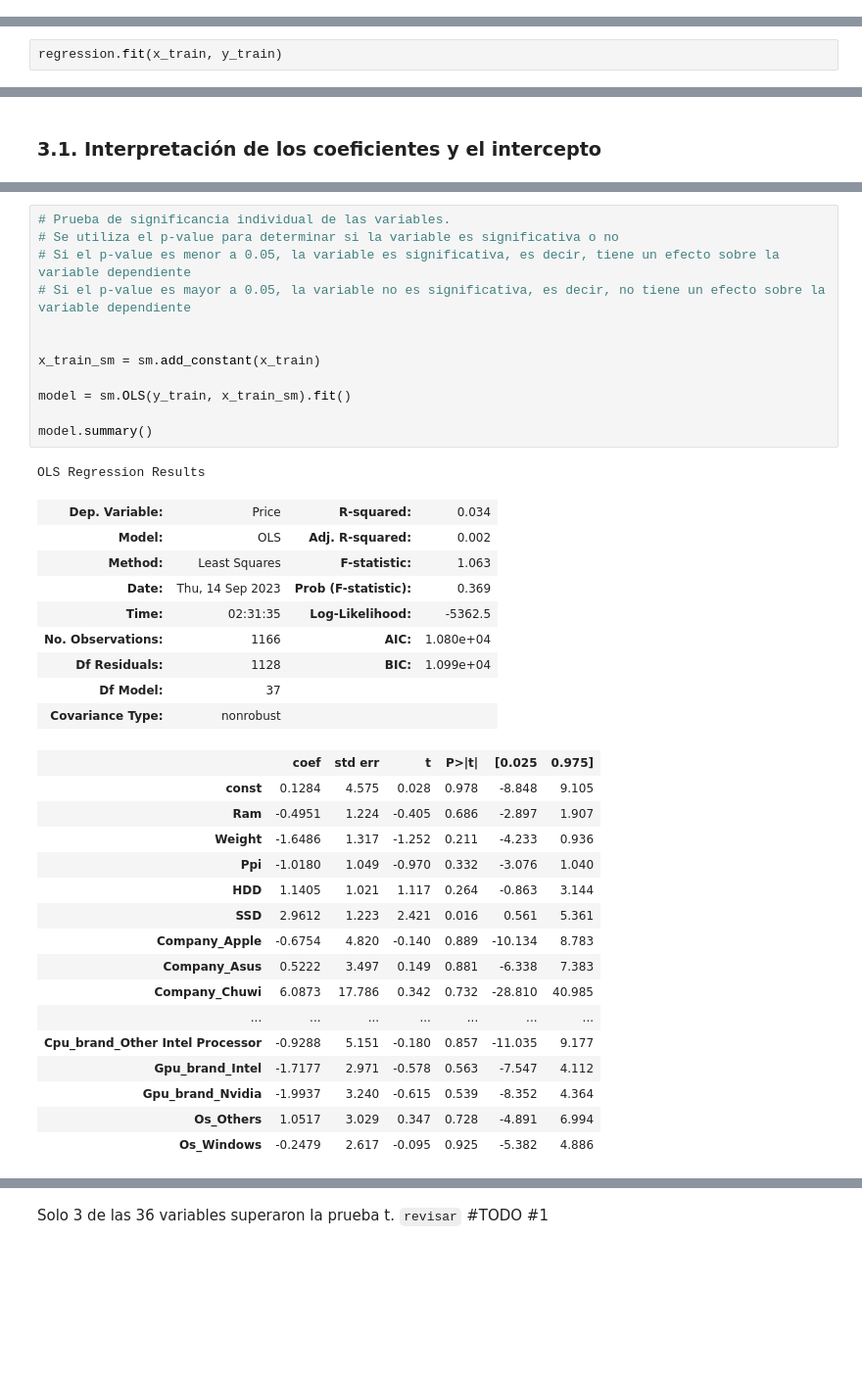
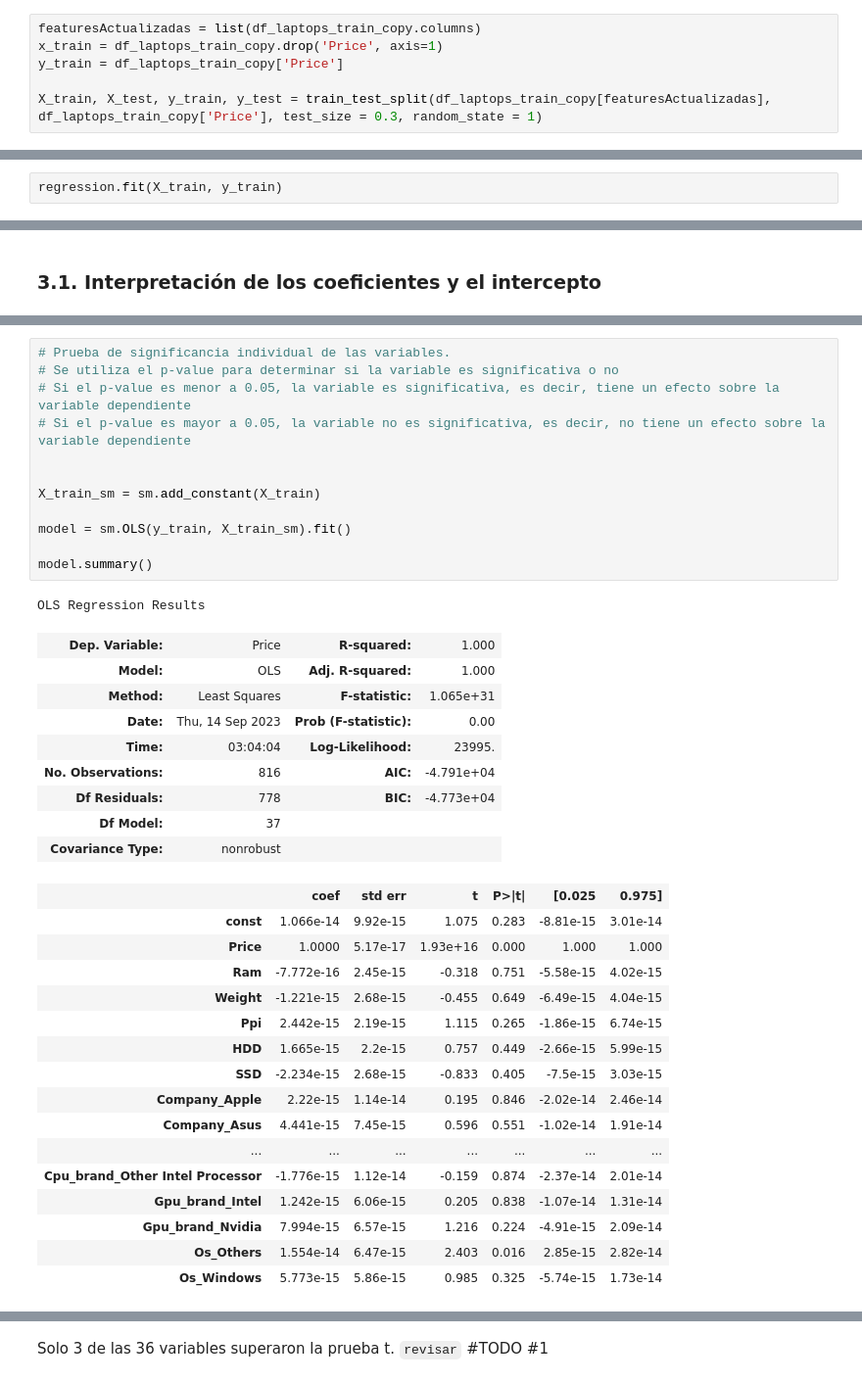
Before and after one commit to ddummann/BI-202302-1, a Jupyter notebook: Lab2/MainNotebook.ipynb, the cells around one changed output, grey strips where cells are left out. Shown: that part at 98% size. Saved outputs shown, nothing was run; the diff lists cells and outputs as text; blank space fills up the shorter version.

Commit message:
Ejecucion de validadores del modelo- Beta

```diff
--- a/Lab2/MainNotebook.ipynb
+++ b/Lab2/MainNotebook.ipynb
@@ -675,2 +672,8 @@ y_train = df_laptops_train_copy['Price']
+# %%
+featuresActualizadas = list(df_laptops_train_copy.columns)
+x_train = df_laptops_train_copy.drop('Price', axis=1)
+y_train = df_laptops_train_copy['Price']
+
+X_train, X_test, y_train, y_test = train_test_split(df_laptops_train_copy[featuresActualizadas], df_laptops_train_copy['Price'], test_size = 0.3, random_state = 1)
 # %%
 # Mostrar filas con valores nulos
@@ -701,7 +704,7 @@ Os_Others                          0
 Os_Windows                         0
 dtype: int64
 # %%
-regression.fit(x_train, y_train)
+regression.fit(X_train, y_train)
 # %% [output]
 LinearRegression()
 # %% [markdown]
@@ -733,39 +743,39 @@ regression.intercept_
 # %%
 # Prueba de significancia individual de las variables.
 # Se utiliza el p-value para determinar si la variable es significativa o no
 # Si el p-value es menor a 0.05, la variable es significativa, es decir, tiene un efecto sobre la variable dependiente
 # Si el p-value es mayor a 0.05, la variable no es significativa, es decir, no tiene un efecto sobre la variable dependiente
 
 
-x_train_sm = sm.add_constant(x_train)
+X_train_sm = sm.add_constant(X_train)
 
-model = sm.OLS(y_train, x_train_sm).fit()
+model = sm.OLS(y_train, X_train_sm).fit()
 
 model.summary()
 # %% [output]
 OLS Regression Results
-| Dep. Variable: | Price | R-squared: | 0.034 |
-| Model: | OLS | Adj. R-squared: | 0.002 |
-| Method: | Least Squares | F-statistic: | 1.063 |
-| Date: | Thu, 14 Sep 2023 | Prob (F-statistic): | 0.369 |
-| Time: | 02:31:35 | Log-Likelihood: | -5362.5 |
-| No. Observations: | 1166 | AIC: | 1.080e+04 |
-| Df Residuals: | 1128 | BIC: | 1.099e+04 |
+| Dep. Variable: | Price | R-squared: | 1.000 |
+| Model: | OLS | Adj. R-squared: | 1.000 |
+| Method: | Least Squares | F-statistic: | 1.065e+31 |
+| Date: | Thu, 14 Sep 2023 | Prob (F-statistic): | 0.00 |
+| Time: | 03:04:04 | Log-Likelihood: | 23995. |
+| No. Observations: | 816 | AIC: | -4.791e+04 |
+| Df Residuals: | 778 | BIC: | -4.773e+04 |
 | Df Model: | 37 |  |  |
 | Covariance Type: | nonrobust |  |  |
 |  | coef | std err | t | P>|t| | [0.025 | 0.975] |
-| const | 0.1284 | 4.575 | 0.028 | 0.978 | -8.848 | 9.105 |
-| Ram | -0.4951 | 1.224 | -0.405 | 0.686 | -2.897 | 1.907 |
-| Weight | -1.6486 | 1.317 | -1.252 | 0.211 | -4.233 | 0.936 |
-| Ppi | -1.0180 | 1.049 | -0.970 | 0.332 | -3.076 | 1.040 |
-| HDD | 1.1405 | 1.021 | 1.117 | 0.264 | -0.863 | 3.144 |
-| SSD | 2.9612 | 1.223 | 2.421 | 0.016 | 0.561 | 5.361 |
-| Company_Apple | -0.6754 | 4.820 | -0.140 | 0.889 | -10.134 | 8.783 |
-| Company_Asus | 0.5222 | 3.497 | 0.149 | 0.881 | -6.338 | 7.383 |
-| Company_Chuwi | 6.0873 | 17.786 | 0.342 | 0.732 | -28.810 | 40.985 |
+| const | 1.066e-14 | 9.92e-15 | 1.075 | 0.283 | -8.81e-15 | 3.01e-14 |
+| Price | 1.0000 | 5.17e-17 | 1.93e+16 | 0.000 | 1.000 | 1.000 |
+| Ram | -7.772e-16 | 2.45e-15 | -0.318 | 0.751 | -5.58e-15 | 4.02e-15 |
+| Weight | -1.221e-15 | 2.68e-15 | -0.455 | 0.649 | -6.49e-15 | 4.04e-15 |
+| Ppi | 2.442e-15 | 2.19e-15 | 1.115 | 0.265 | -1.86e-15 | 6.74e-15 |
+| HDD | 1.665e-15 | 2.2e-15 | 0.757 | 0.449 | -2.66e-15 | 5.99e-15 |
+| SSD | -2.234e-15 | 2.68e-15 | -0.833 | 0.405 | -7.5e-15 | 3.03e-15 |
+| Company_Apple | 2.22e-15 | 1.14e-14 | 0.195 | 0.846 | -2.02e-14 | 2.46e-14 |
+| Company_Asus | 4.441e-15 | 7.45e-15 | 0.596 | 0.551 | -1.02e-14 | 1.91e-14 |
 | ... | ... | ... | ... | ... | ... | ... |
-| Cpu_brand_Other Intel Processor | -0.9288 | 5.151 | -0.180 | 0.857 | -11.035 | 9.177 |
-| Gpu_brand_Intel | -1.7177 | 2.971 | -0.578 | 0.563 | -7.547 | 4.112 |
-| Gpu_brand_Nvidia | -1.9937 | 3.240 | -0.615 | 0.539 | -8.352 | 4.364 |
-| Os_Others | 1.0517 | 3.029 | 0.347 | 0.728 | -4.891 | 6.994 |
-| Os_Windows | -0.2479 | 2.617 | -0.095 | 0.925 | -5.382 | 4.886 |
+| Cpu_brand_Other Intel Processor | -1.776e-15 | 1.12e-14 | -0.159 | 0.874 | -2.37e-14 | 2.01e-14 |
+| Gpu_brand_Intel | 1.242e-15 | 6.06e-15 | 0.205 | 0.838 | -1.07e-14 | 1.31e-14 |
+| Gpu_brand_Nvidia | 7.994e-15 | 6.57e-15 | 1.216 | 0.224 | -4.91e-15 | 2.09e-14 |
+| Os_Others | 1.554e-14 | 6.47e-15 | 2.403 | 0.016 | 2.85e-15 | 2.82e-14 |
+| Os_Windows | 5.773e-15 | 5.86e-15 | 0.985 | 0.325 | -5.74e-15 | 1.73e-14 |
```
Also changed, not shown: parts of 17 cells of this notebook.
